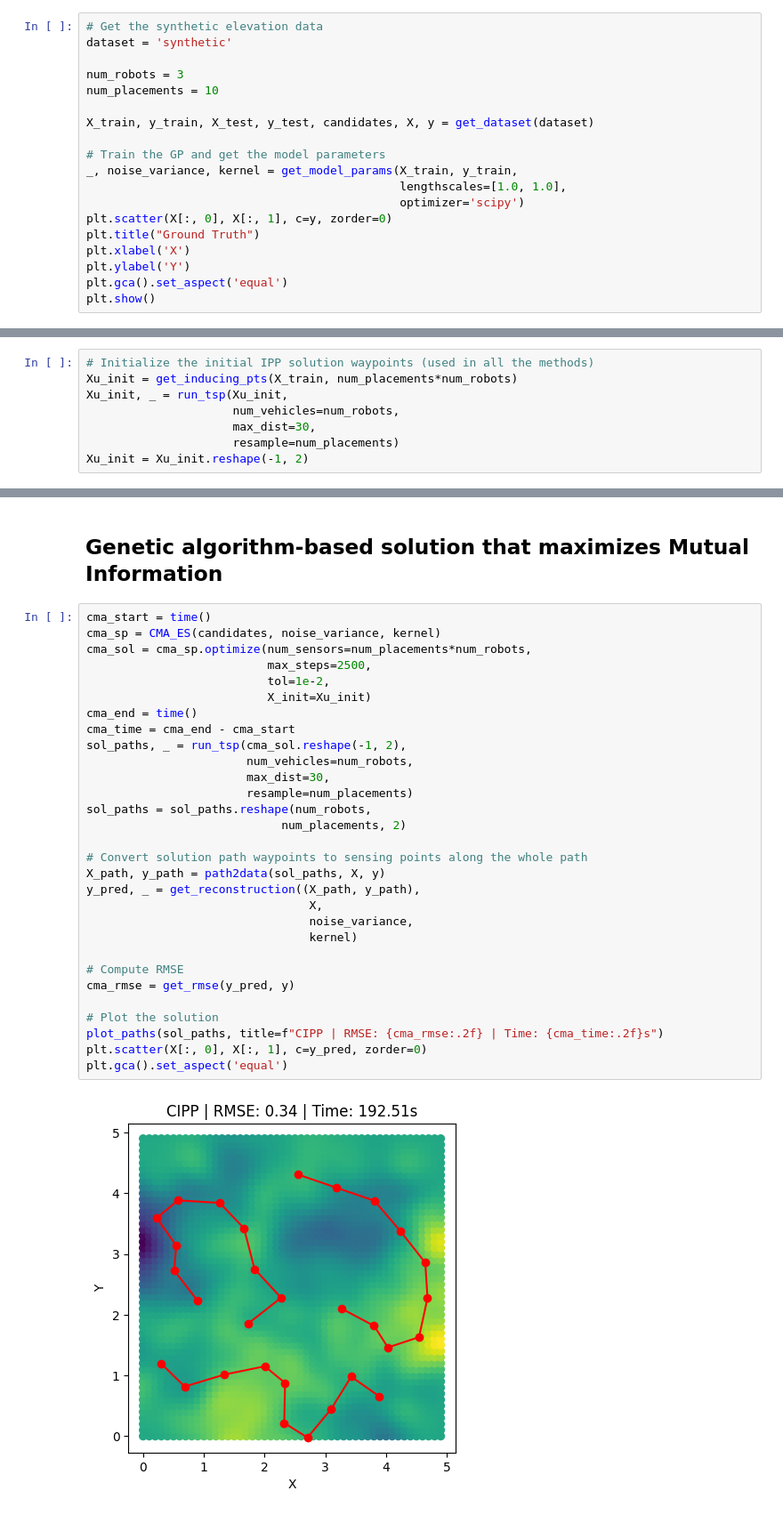
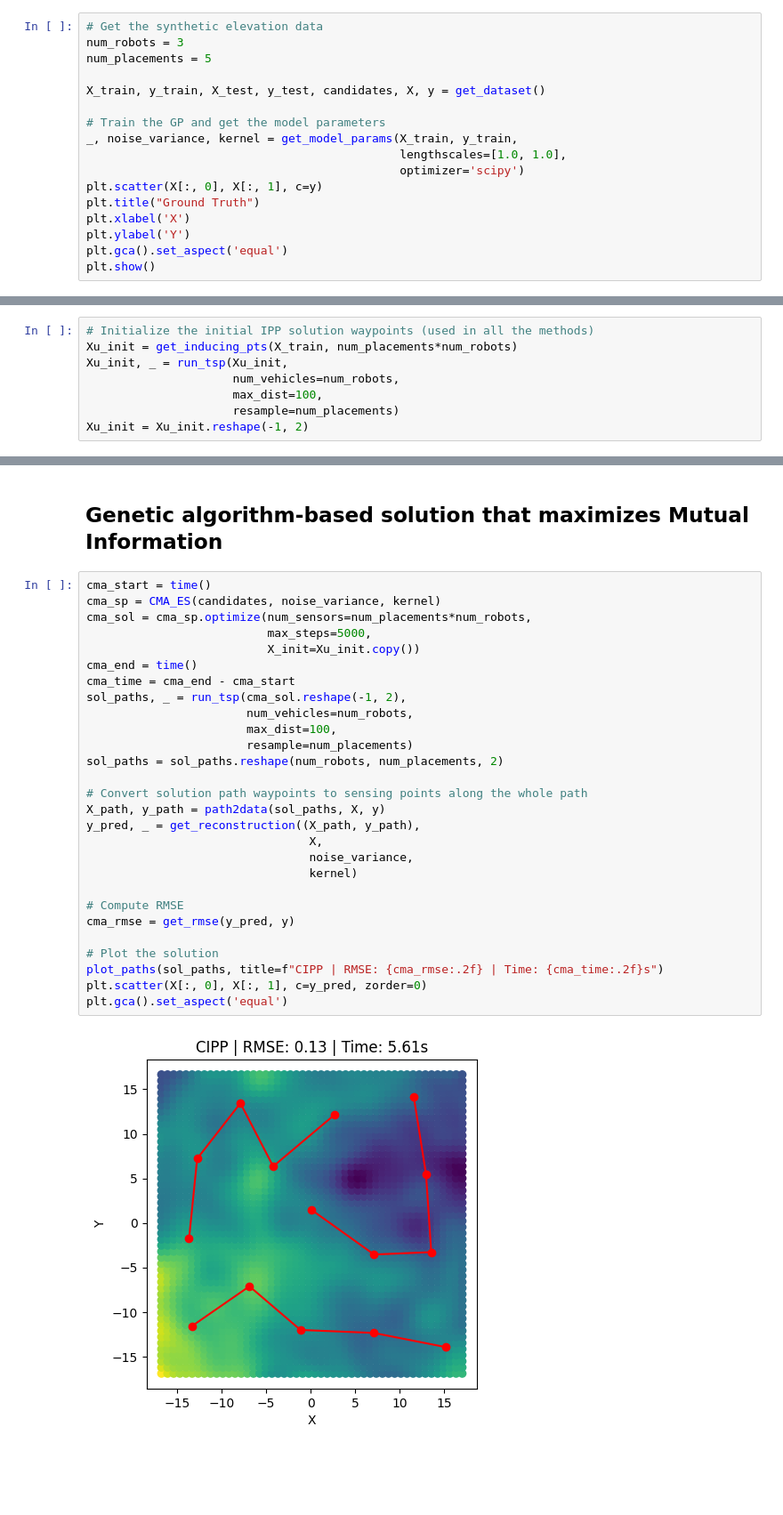
Before and after one commit to itskalvik/sgp-tools, a Jupyter notebook: examples/IPPBaselines.ipynb, the cells around one changed output, grey strips where cells are left out. Shown at 89% size. Saved outputs shown, nothing was run; the diff lists cells and outputs as text; blank space fills up the shorter version.

```diff
--- a/examples/IPPBaselines.ipynb
+++ b/examples/IPPBaselines.ipynb
@@ -54,18 +54,16 @@ def plot_paths(paths, title=None):
 # Get the data and initial SGP parameters
 # %%
 # Get the synthetic elevation data
-dataset = 'synthetic'
+num_robots = 3
+num_placements = 5
 
-num_robots = 3
-num_placements = 10
-
-X_train, y_train, X_test, y_test, candidates, X, y = get_dataset(dataset)
+X_train, y_train, X_test, y_test, candidates, X, y = get_dataset()
 
 # Train the GP and get the model parameters
 _, noise_variance, kernel = get_model_params(X_train, y_train,
                                              lengthscales=[1.0, 1.0],
                                              optimizer='scipy')
-plt.scatter(X[:, 0], X[:, 1], c=y, zorder=0)
+plt.scatter(X[:, 0], X[:, 1], c=y)
 plt.title("Ground Truth")
 plt.xlabel('X')
 plt.ylabel('Y')
@@ -92,7 +88,7 @@ Skipping registering GPU devices...
 Xu_init = get_inducing_pts(X_train, num_placements*num_robots)
 Xu_init, _ = run_tsp(Xu_init,
                      num_vehicles=num_robots,
-                     max_dist=30,
+                     max_dist=100,
                      resample=num_placements)
 Xu_init = Xu_init.reshape(-1, 2)
 # %% [markdown]
@@ -207,32 +203,30 @@ plt.gca().set_aspect('equal')
 # %%
 cma_start = time()
 cma_sp = CMA_ES(candidates, noise_variance, kernel)
 cma_sol = cma_sp.optimize(num_sensors=num_placements*num_robots,
-                          max_steps=2500,
-                          tol=1e-2,
-                          X_init=Xu_init)
+                          max_steps=5000,
+                          X_init=Xu_init.copy())
 cma_end = time()
 cma_time = cma_end - cma_start
 sol_paths, _ = run_tsp(cma_sol.reshape(-1, 2),
                        num_vehicles=num_robots,
-                       max_dist=30,
+                       max_dist=100,
                        resample=num_placements)
-sol_paths = sol_paths.reshape(num_robots,
-                            num_placements, 2)
+sol_paths = sol_paths.reshape(num_robots, num_placements, 2)
 
 # Convert solution path waypoints to sensing points along the whole path
 X_path, y_path = path2data(sol_paths, X, y)
 y_pred, _ = get_reconstruction((X_path, y_path),
                                 X,
                                 noise_variance,
                                 kernel)
 
 # Compute RMSE
 cma_rmse = get_rmse(y_pred, y)
 
 # Plot the solution
 plot_paths(sol_paths, title=f"CIPP | RMSE: {cma_rmse:.2f} | Time: {cma_time:.2f}s")
 plt.scatter(X[:, 0], X[:, 1], c=y_pred, zorder=0)
 plt.gca().set_aspect('equal')
 # %% [output]
-[figure, old version]
+[figure, new version]
```
Also changed, not shown: parts of 6 cells of this notebook, 3 other files.
